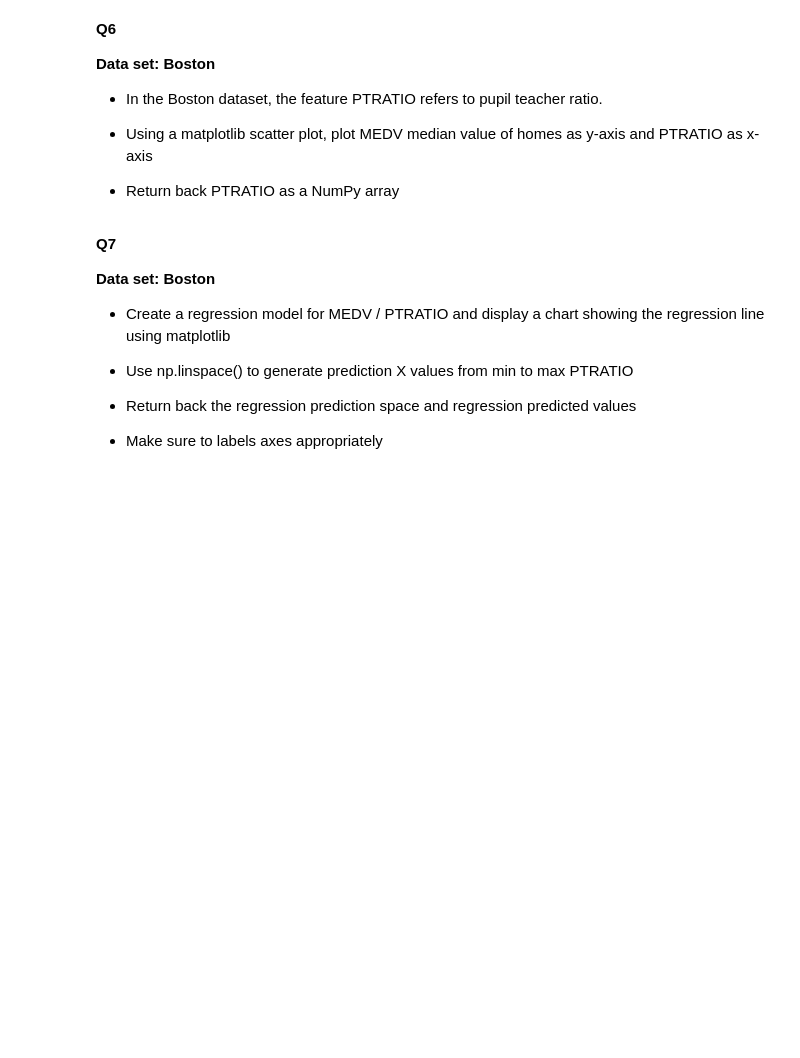
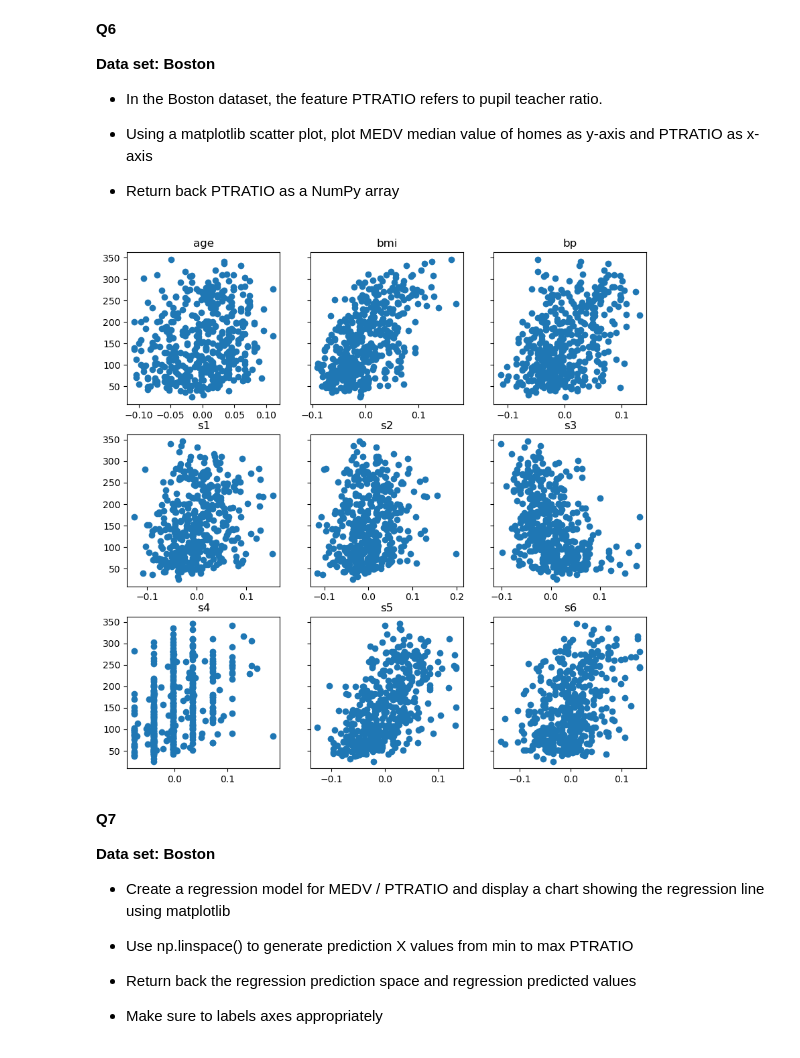
Before and after one commit to kac624/cuny, a Jupyter notebook: D602/d602_assignment10.ipynb, the cells around one changed output. Saved outputs shown, nothing was run; the diff lists cells and outputs as text; code cells hidden in the pictures; blank space fills up the shorter version.

```diff
--- a/D602/d602_assignment10.ipynb
+++ b/D602/d602_assignment10.ipynb
@@ -62,0 +222,9 @@ argument new_observations. Return back the target names of each prediction (and
+# %%
+X = pd.DataFrame(diabetes.data, columns = diabetes.feature_names)
+y = pd.Series(diabetes.target, name = 'disease_progression')
+
+# Note that all features are mean centered on 0 and scaled
+print(
+    f'Mean age: {round(X.age.mean(), 5)}\n'
+    f'Mean disease progression: {round(y.mean(), 5)}'
+)
@@ -70,6 +241,18 @@ argument new_observations. Return back the target names of each prediction (and
 * Using a matplotlib scatter plot, plot MEDV median value of homes as y-axis and PTRATIO as x-axis
 
 * Return back PTRATIO as a NumPy array
+# %%
+fig, axes = plt.subplots(3, 3, figsize = (10, 10), sharey = True)
+
+numerical_features = [x for x in diabetes.feature_names if x != 'sex']
+
+for ax, feature in zip(axes.ravel(), numerical_features):
+    ax.scatter(X[feature], y)
+    ax.set_title(feature)
+
+plt.show()
+# %% [output]
+[figure, added]
 # %% [markdown]
 **Q7**
 
```
Also changed, not shown: parts of 15 cells of this notebook, 53 other files.
